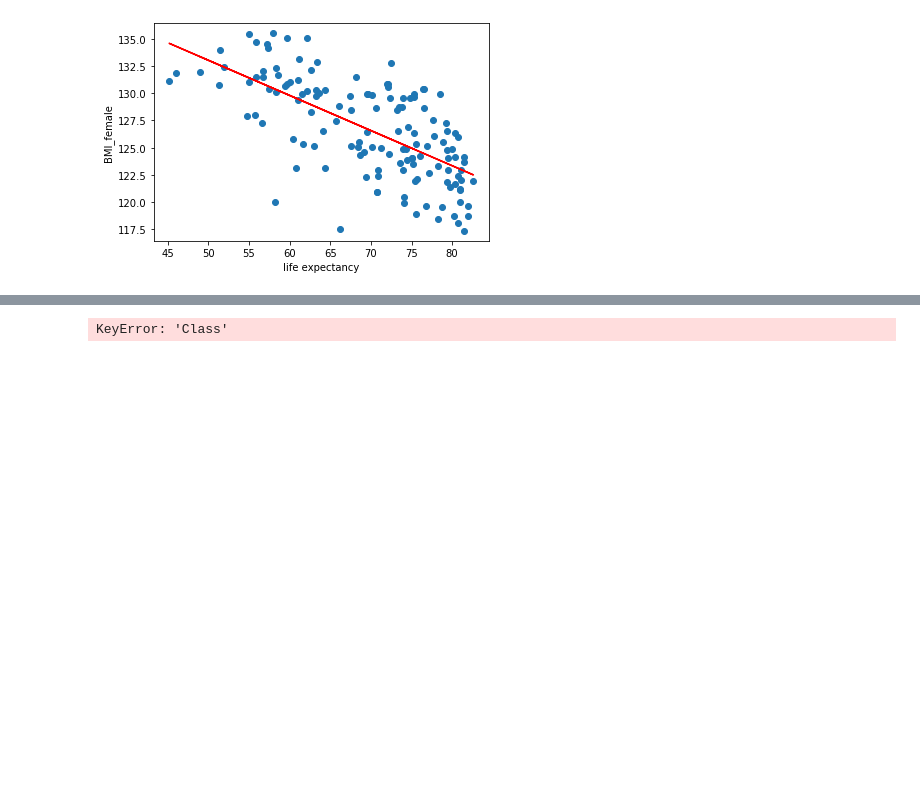
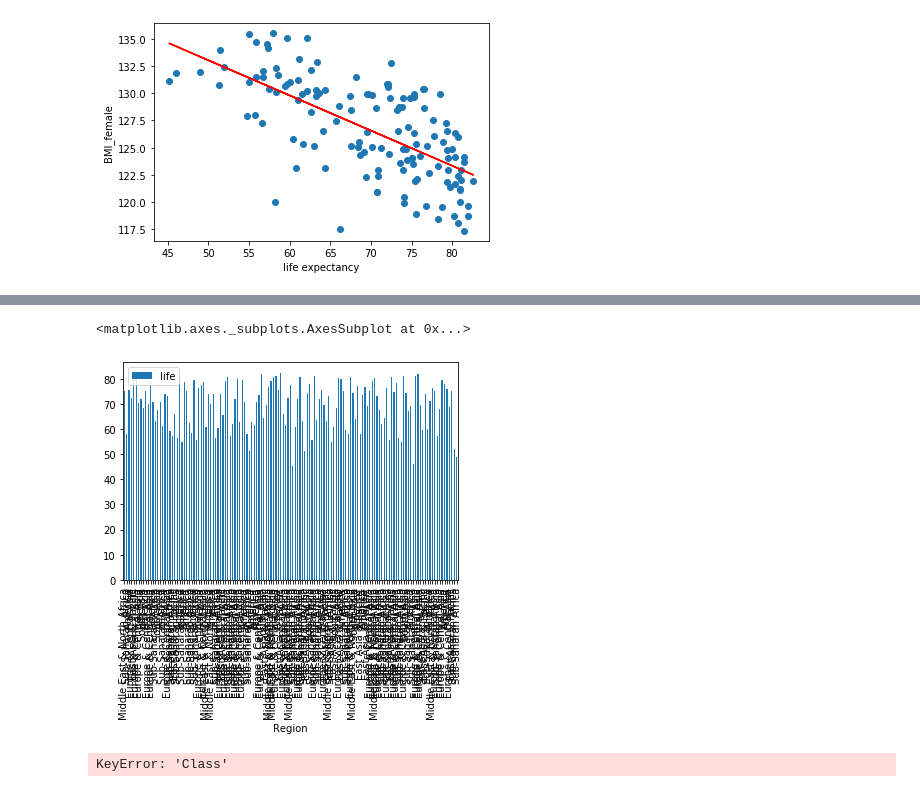
Before and after one commit to leprevost/-3803ict-Stat-Data-Analysis-w3, a Jupyter notebook: statDataAnalyst.ipynb, the cells around one changed output, grey strips where cells are left out. Drawn from its saved outputs; the diff is of its cells as text; code cells hidden in the pictures; blank space fills up the shorter version.

```diff
--- a/statDataAnalyst.ipynb
+++ b/statDataAnalyst.ipynb
@@ -153,0 +170,5 @@ plt.show()
+# %%
+df.plot( x='Region', y='life', kind='bar')
+# %% [output]
+<matplotlib.axes._subplots.AxesSubplot at 0x...>
+[figure, added]
```
Also changed, not shown: parts of 3 cells of this notebook.
